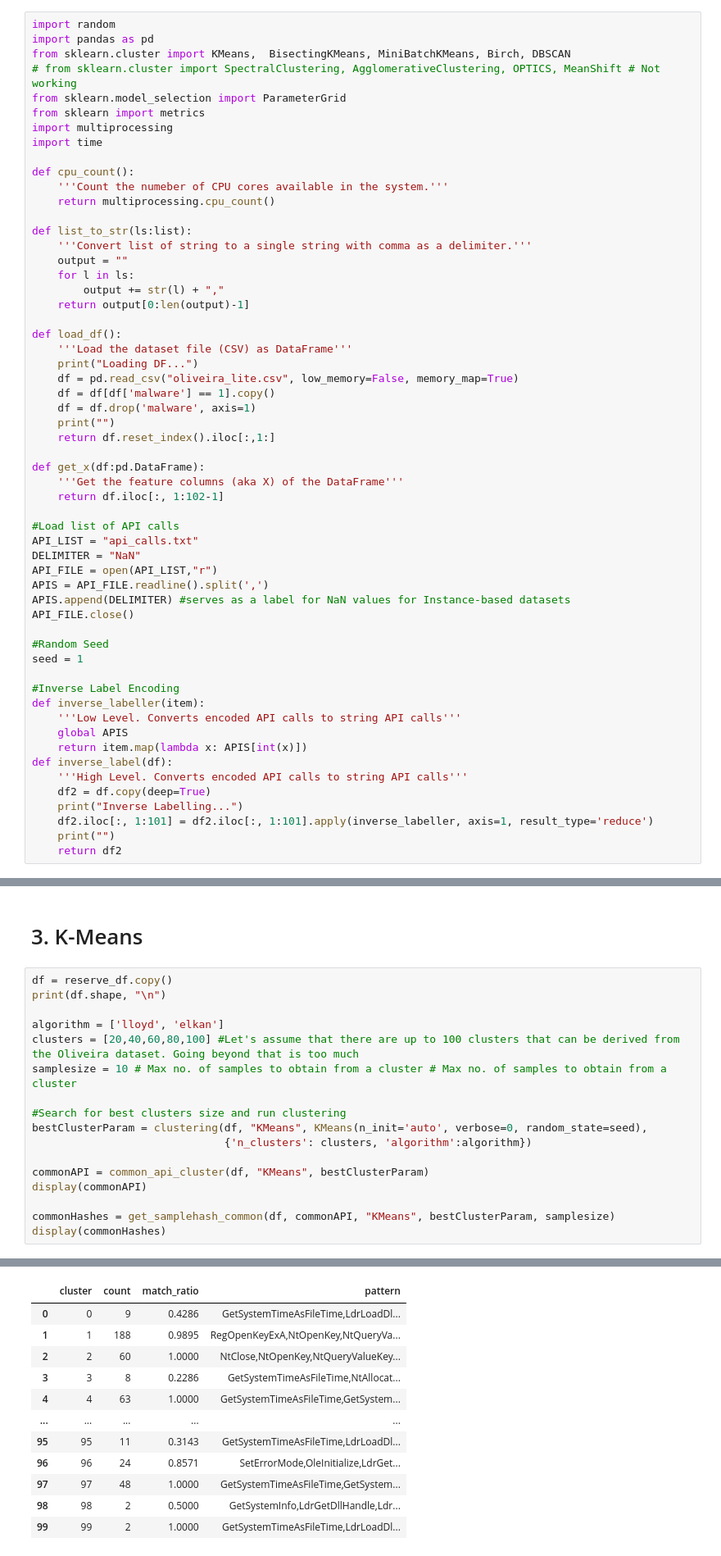
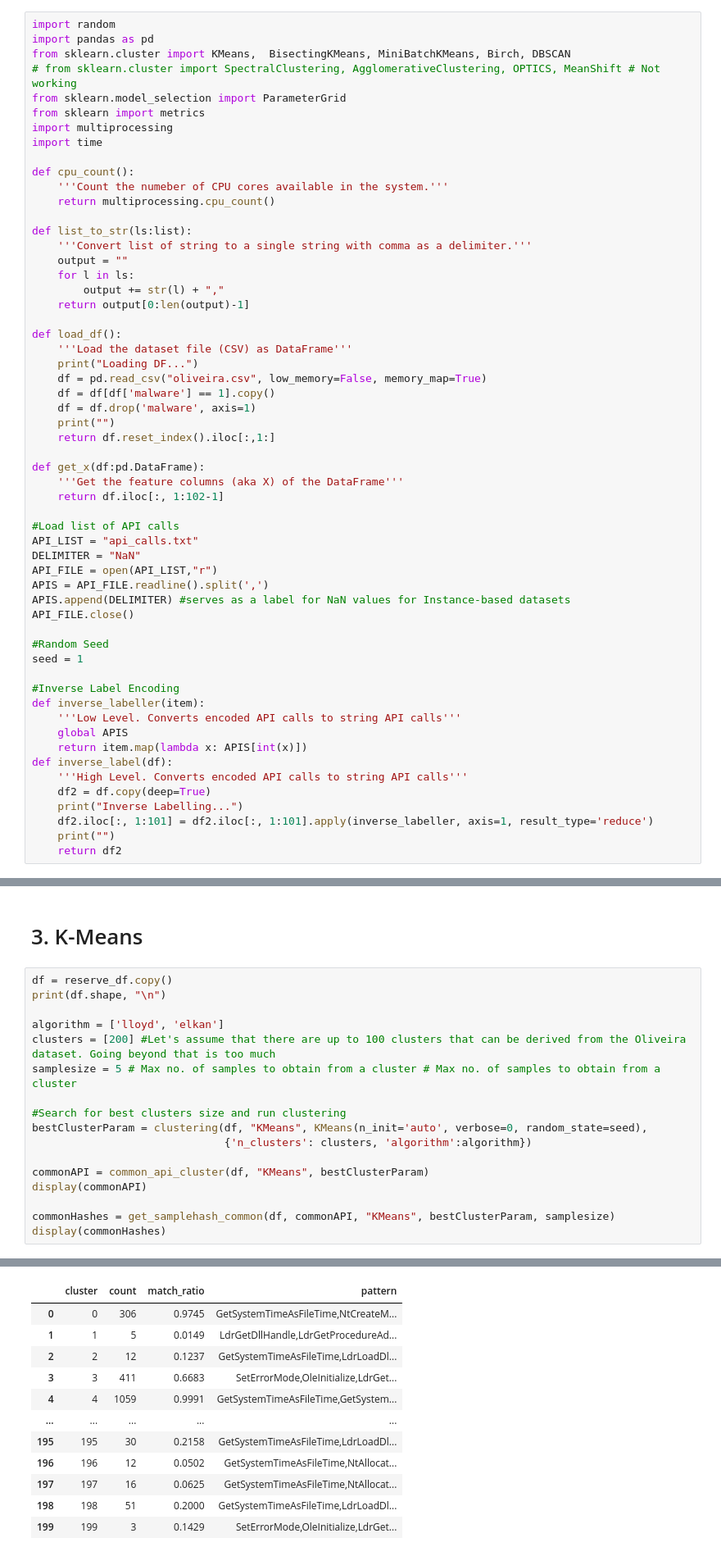
Before and after one commit to jm55/THESIS, a Jupyter notebook: Official Development/Dataset/[OFFICIAL] Clustering_Malicious.ipynb, the cells around one changed output, grey strips where cells are left out. Shown at 82% size. Saved outputs shown, nothing was run; the diff lists cells and outputs as text.

```diff
--- a/Official Development/Dataset/[OFFICIAL] Clustering_Malicious.ipynb
+++ b/Official Development/Dataset/[OFFICIAL] Clustering_Malicious.ipynb
@@ -28,7 +28,7 @@ def list_to_str(ls:list):
 def load_df():
     '''Load the dataset file (CSV) as DataFrame'''
     print("Loading DF...")
-    df = pd.read_csv("oliveira_lite.csv", low_memory=False, memory_map=True)
+    df = pd.read_csv("oliveira.csv", low_memory=False, memory_map=True)
     df = df[df['malware'] == 1].copy()
     df = df.drop('malware', axis=1)
     print("")
@@ -199,8 +182,8 @@ df = reserve_df.copy()
 print(df.shape, "\n")
 
 algorithm = ['lloyd', 'elkan']
-clusters = [20,40,60,80,100] #Let's assume that there are up to 100 clusters that can be derived from the Oliveira dataset. Going beyond that is too much
-samplesize = 10 # Max no. of samples to obtain from a cluster # Max no. of samples to obtain from a cluster
+clusters = [200] #Let's assume that there are up to 100 clusters that can be derived from the Oliveira dataset. Going beyond that is too much
+samplesize = 5 # Max no. of samples to obtain from a cluster # Max no. of samples to obtain from a cluster
 
 #Search for best clusters size and run clustering
 bestClusterParam = clustering(df, "KMeans", KMeans(n_init='auto', verbose=0, random_state=seed),
@@ -232,12 +215,12 @@ Parameter: {'algorithm': 'elkan', 'n_clusters': 80} Score 0.4510 Unique_Labels 8
 |  | cluster | count | match_ratio | pattern |
-| 0 | 0 | 9 | 0.4286 | GetSystemTimeAsFileTime,LdrLoadDl... |
-| 1 | 1 | 188 | 0.9895 | RegOpenKeyExA,NtOpenKey,NtQueryVa... |
-| 2 | 2 | 60 | 1.0000 | NtClose,NtOpenKey,NtQueryValueKey... |
-| 3 | 3 | 8 | 0.2286 | GetSystemTimeAsFileTime,NtAllocat... |
-| 4 | 4 | 63 | 1.0000 | GetSystemTimeAsFileTime,GetSystem... |
+| 0 | 0 | 306 | 0.9745 | GetSystemTimeAsFileTime,NtCreateM... |
+| 1 | 1 | 5 | 0.0149 | LdrGetDllHandle,LdrGetProcedureAd... |
+| 2 | 2 | 12 | 0.1237 | GetSystemTimeAsFileTime,LdrLoadDl... |
+| 3 | 3 | 411 | 0.6683 | SetErrorMode,OleInitialize,LdrGet... |
+| 4 | 4 | 1059 | 0.9991 | GetSystemTimeAsFileTime,GetSystem... |
 | ... | ... | ... | ... | ... |
-| 95 | 95 | 11 | 0.3143 | GetSystemTimeAsFileTime,LdrLoadDl... |
-| 96 | 96 | 24 | 0.8571 | SetErrorMode,OleInitialize,LdrGet... |
-| 97 | 97 | 48 | 1.0000 | GetSystemTimeAsFileTime,GetSystem... |
-| 98 | 98 | 2 | 0.5000 | GetSystemInfo,LdrGetDllHandle,Ldr... |
-| 99 | 99 | 2 | 1.0000 | GetSystemTimeAsFileTime,LdrLoadDl... |
+| 195 | 195 | 30 | 0.2158 | GetSystemTimeAsFileTime,LdrLoadDl... |
+| 196 | 196 | 12 | 0.0502 | GetSystemTimeAsFileTime,NtAllocat... |
+| 197 | 197 | 16 | 0.0625 | GetSystemTimeAsFileTime,NtAllocat... |
+| 198 | 198 | 51 | 0.2000 | GetSystemTimeAsFileTime,LdrLoadDl... |
+| 199 | 199 | 3 | 0.1429 | SetErrorMode,OleInitialize,LdrGet... |
```
Also changed, not shown: parts of 11 cells of this notebook, 4 other files.
